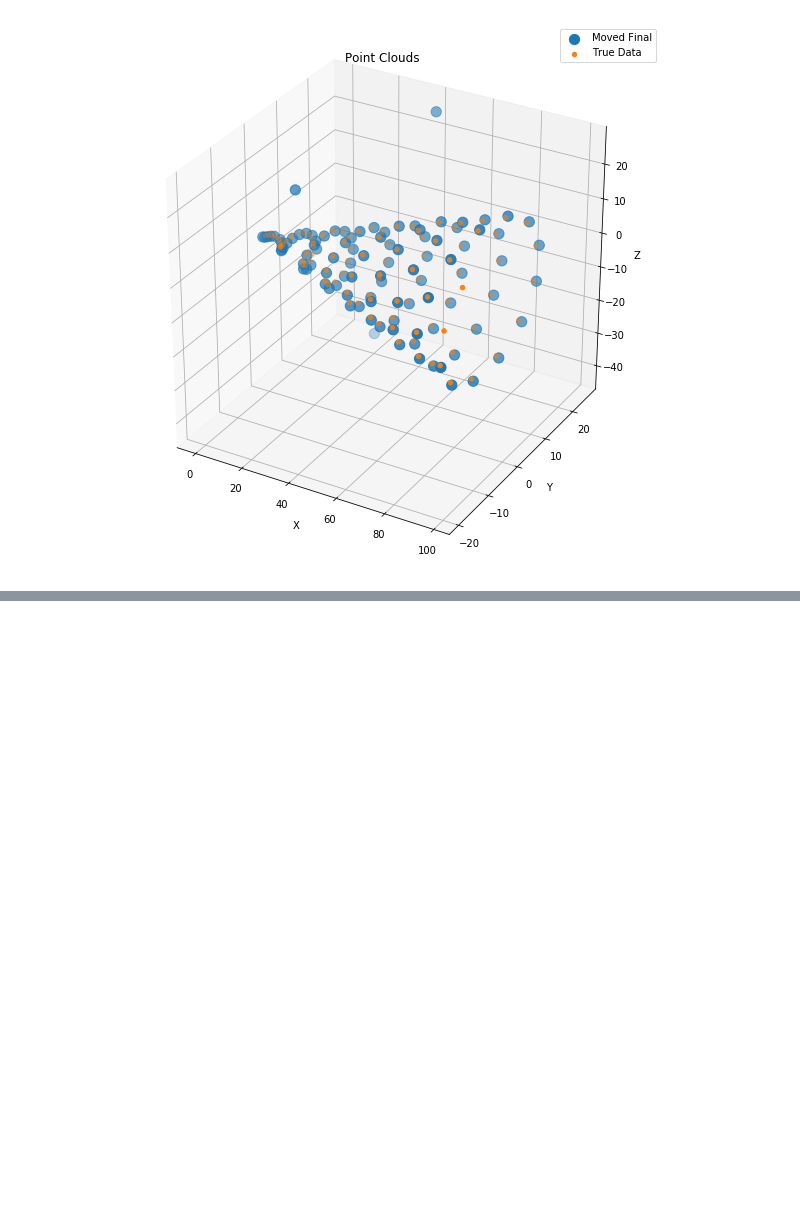
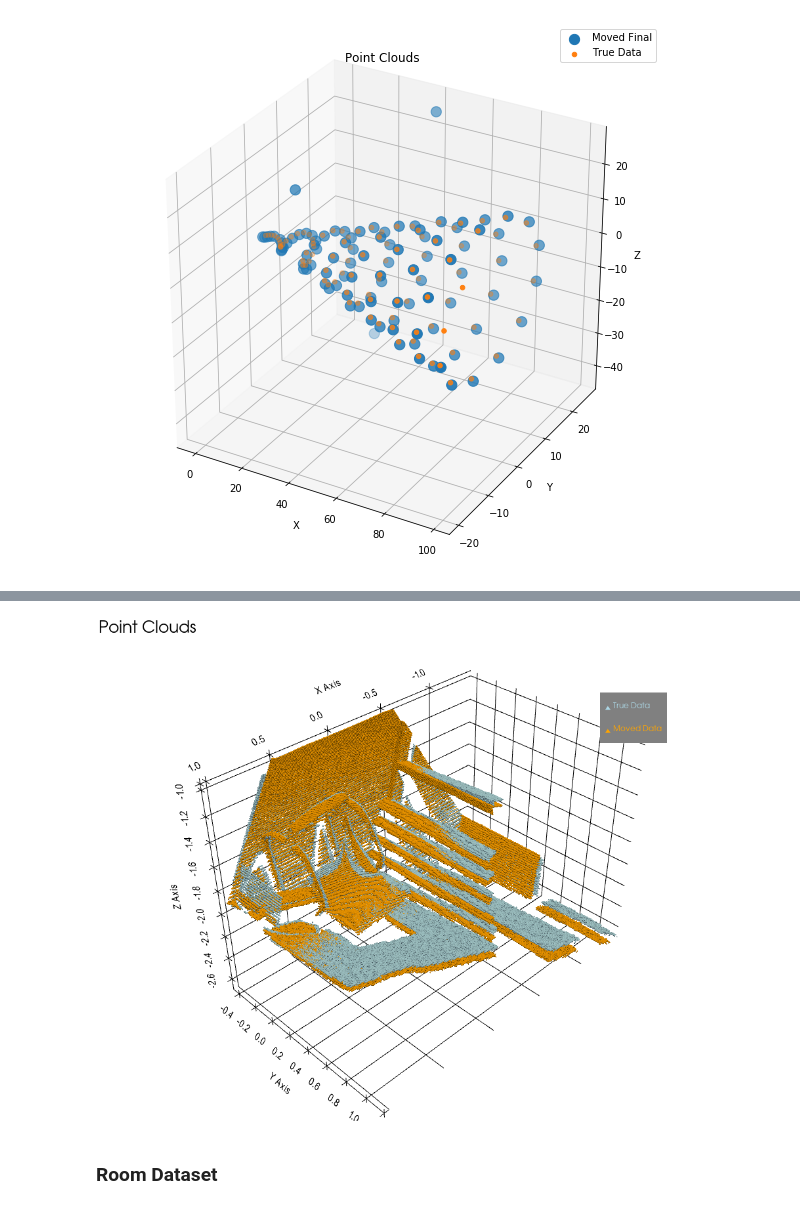
Before and after one commit to JyotiSunkara/ICP, a Jupyter notebook: Handling Outliers.ipynb, the cells around one changed output, grey strips where cells are left out. Saved outputs shown, nothing was run; the diff lists cells and outputs as text; code cells hidden in the pictures; blank space fills up the shorter version.

Commit message:
Ouliers dataset

```diff
--- a/Handling Outliers.ipynb
+++ b/Handling Outliers.ipynb
@@ -157,0 +230,31 @@ plt.show()
+# %%
+rawColor = o3d.io.read_image("Dataset/00000.jpg")
+rawDepth = o3d.io.read_image("Dataset/00000.png")
+
+rgbdImage = o3d.geometry.RGBDImage.create_from_color_and_depth(rawColor, rawDepth)
+pcd = o3d.geometry.PointCloud.create_from_rgbd_image(
+         rgbdImage,
+         o3d.camera.PinholeCameraIntrinsic(
+         o3d.camera.PinholeCameraIntrinsicParameters.PrimeSenseDefault))
+
+pcd.transform([[1, 0, 0, 0], [0, -1, 0, 0], [0, 0, -1, 0], [0, 0, 0, 1]])
+
+P = np.array(np.asarray(pcd.points)).T
+
+rawColor = o3d.io.read_image("Dataset/00004.jpg")
+rawDepth = o3d.io.read_image("Dataset/00004.png")
+
+rgbdImage = o3d.geometry.RGBDImage.create_from_color_and_depth(rawColor, rawDepth)
+pcd = o3d.geometry.PointCloud.create_from_rgbd_image(
+    rgbdImage,
+    o3d.camera.PinholeCameraIntrinsic(
+        o3d.camera.PinholeCameraIntrinsicParameters.PrimeSenseDefault))
+pcd.transform([[1, 0, 0, 0], [0, -1, 0, 0], [0, 0, -1, 0], [0, 0, 0, 1]])
+
+Q = np.array(np.asarray(pcd.points)).T
+minPoints =  min(P.shape[1], Q.shape[1])
+P, Q = P[:, :minPoints], Q[:, :minPoints]
+
+bigPlot(P, Q, 2, 2)
+# %% [output]
+[figure, added]
@@ -157,0 +266,2 @@ plt.show()
+# %% [markdown]
+### Room Dataset
```
Also changed, not shown: parts of 9 cells of this notebook, 3 other files.
